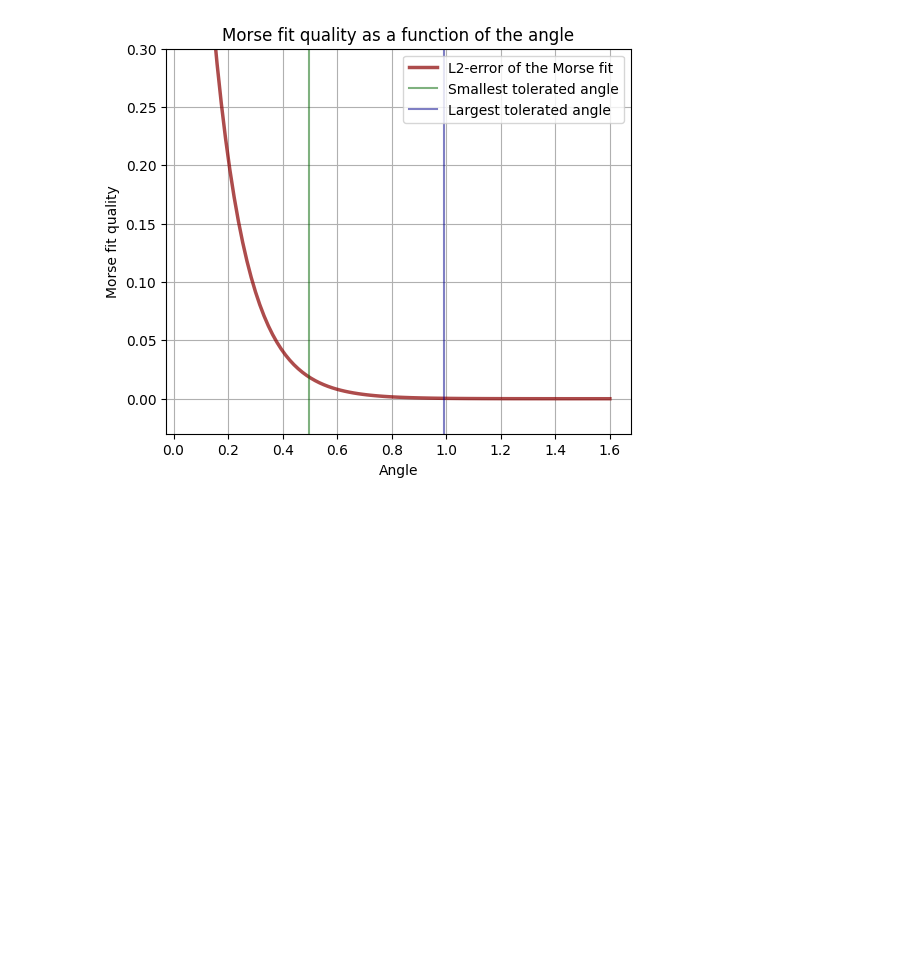
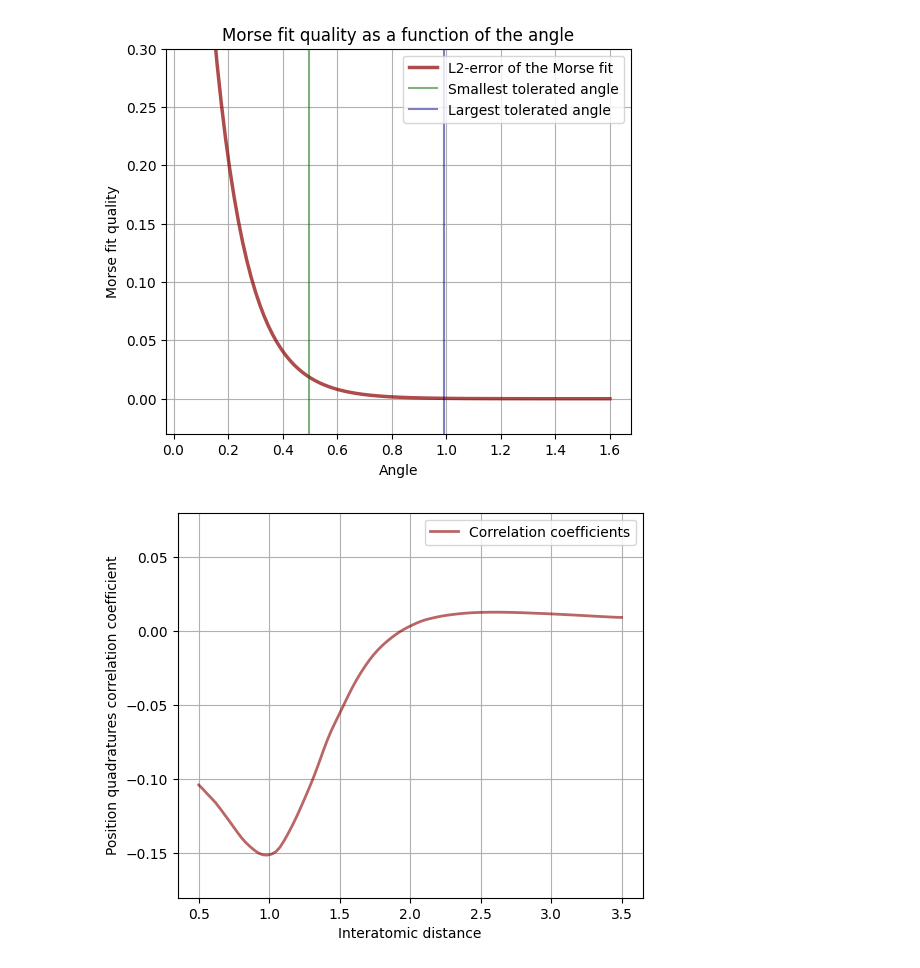
Before and after one commit to MatthieuSarkis/Long-range-intermolecular-interactions-on-a-continuous-variable-quantum-computer, a Jupyter notebook: plot.ipynb, the cells around one changed output. Saved outputs shown, nothing was run; the diff lists cells and outputs as text; code cells hidden in the pictures; blank space fills up the shorter version.

Commit message:
implement correlation coeff and plot

```diff
--- a/plot.ipynb
+++ b/plot.ipynb
@@ -21,6 +21,7 @@ thetas = np.load(os.path.join(dir, 'angle_array.npy'))
 quadrature_grid = np.load(os.path.join(dir, 'quadrature_array.npy'))
 entropy_array = von_neumann_entropy(states=states)
 renyi_entropy_array = renyi_entropy(states=states, n=2)
+correlation_array = np.load(os.path.join(dir, 'correlation_array.npy'))
 startingDistance = [1, 2, 3, 5, 7, 8, 10, 12, 15, 18, 24, 22, 18, 17, 17, 16, 21, 25, 24] # starting at the first non-parallel angle
 
 with open(os.path.join(dir, 'args.json')) as f:
@@ -282,3 +285,53 @@ axes.set_title('Morse fit quality as a function of the angle')
 plt.show()
 # %% [output]
 [figure]
+# %%
+def correlation_fit(r):
+    def k(x, y, sigma):
+        return exp(-(x - y)**2 / (2 * sigma**2))
+
+    sigma = 0.04
+    up = 0
+    down = 0
+
+    start = startingDistance[7]
+
+    for i in range(distances[start:].shape[0]):
+        up += k(r, distances[start:][i], sigma) * correlation_array[7][start:][i]
+        down += k(r, distances[start:][i], sigma)
+
+    return up / down
+
+angle_idx = 7
+
+fig, axes = plt.subplots(nrows=1, ncols=1, figsize=(6, 5))
+
+#line0 = axes.scatter(
+#    distances[startingDistance[angle_idx-1]+5::3],
+#    correlation_array[angle_idx, startingDistance[angle_idx-1]+5::3],
+#    s=15,
+#    c='darkblue',
+#    marker='*',
+#    alpha=0.7,
+#    label='Position quadratures correlation coefficient'
+#)
+
+line1, = axes.plot(
+    np.linspace(0.5, 3.5, 100),
+    [correlation_fit(r) for r in np.linspace(0.5, 3.5, 100)],
+    c='darkred',
+    alpha=0.6,
+    label='Correlation coefficients',
+    linewidth=2
+)
+
+axes.set_xlabel('Interatomic distance')
+axes.set_ylabel('Position quadratures correlation coefficient')
+axes.set_ylim(-0.18, 0.08)
+axes.grid(True)
+#axes.legend(handles=[line0, line1])
+axes.legend(handles=[line1])
+plt.savefig(os.path.join(save_dir, 'correlation_fit'), dpi=300, transparent=False, bbox_inches='tight')
+plt.show()
+# %% [output]
+[figure, added]
```
Also changed, not shown: parts of 3 cells of this notebook, 4 other files.
